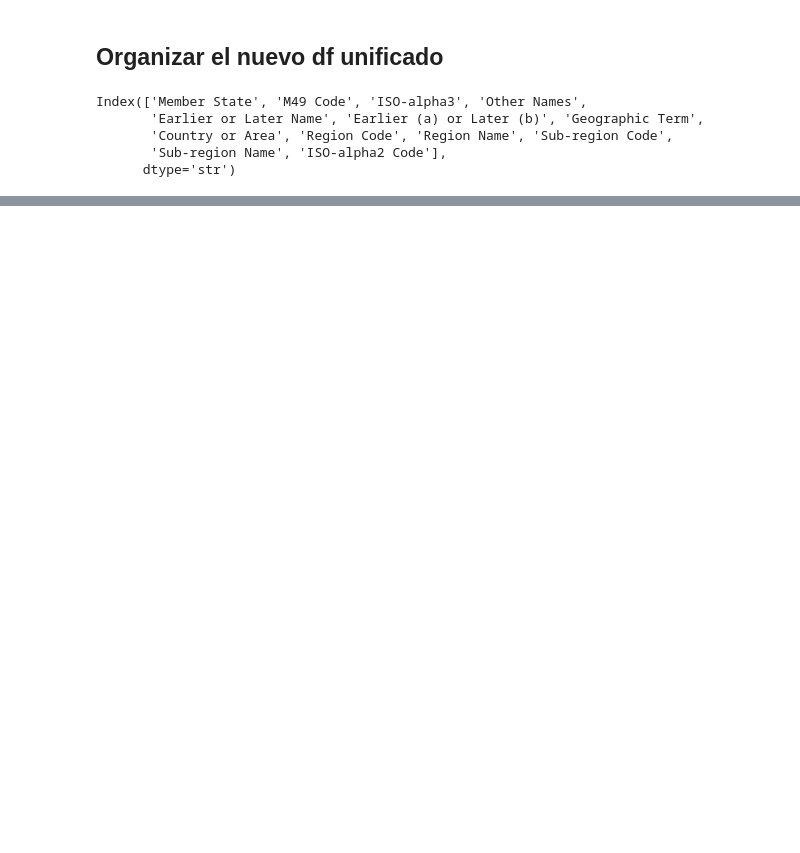
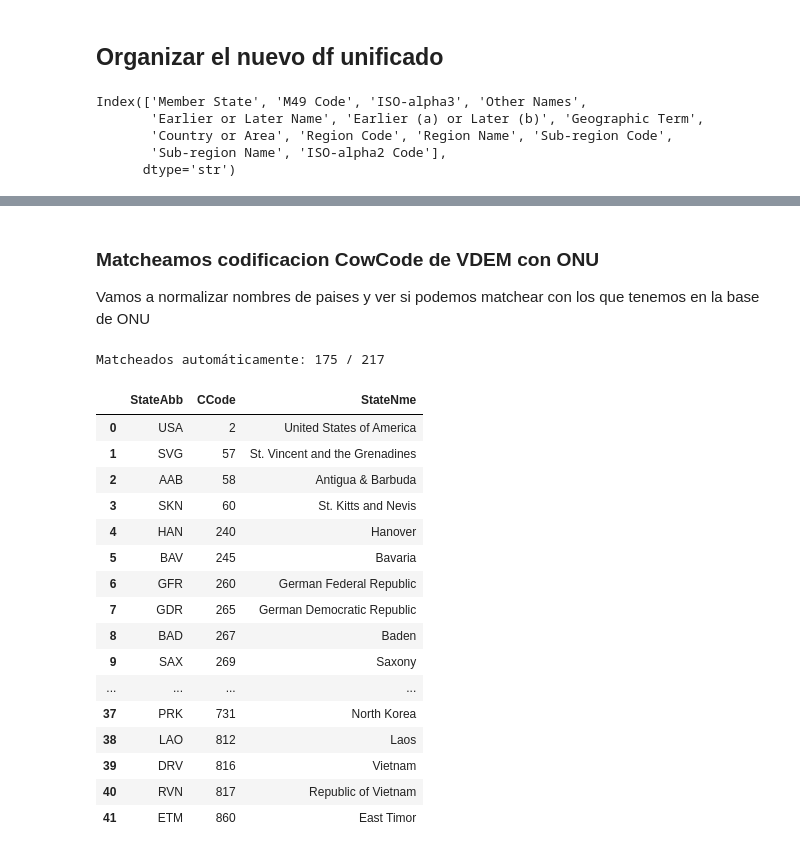
Before and after one commit to carmelaroman94-png/TFM, a Jupyter notebook: 03_estandarizando_codigos.ipynb, the cells around one changed output, grey strips where cells are left out. Cells and saved outputs as stored; diff of their text form; code cells hidden in the pictures; blank space fills up the shorter version.

```diff
--- a/03_estandarizando_codigos.ipynb
+++ b/03_estandarizando_codigos.ipynb
@@ -150,0 +153,13 @@ df_regiones_miembros_onu.head()
+# %%
+# Importación del estándar Correlates of War (COW)
+df_cow = pd.read_csv("COW-country-codes.csv", lineterminator="\r")
+
+print("Filas originales:", len(df_cow))
+
+df_cow = df_cow.drop_duplicates().reset_index(drop=True)
+
+print("Filas tras eliminar duplicados exactos:", len(df_cow))
+print("StateAbb únicos:", df_cow["StateAbb"].nunique())
+print("CCode únicos:", df_cow["CCode"].nunique())
+
+df_cow.head()
@@ -150,0 +177,61 @@ df_regiones_miembros_onu.head()
+# %% [markdown]
+### Matcheamos codificacion CowCode de VDEM con ONU
+
+Vamos a normalizar nombres de paises y ver si podemos matchear con los que tenemos en la base de ONU
+# %%
+import re
+import unicodedata
+
+def normalizar_nombre(texto):
+    """Normaliza nombres de país: minúsculas, sin tildes, sin paréntesis, sin puntuación."""
+    if pd.isna(texto):
+        return ''
+    texto = str(texto).lower().strip()
+    texto = re.sub(r'\([^)]*\)', '', texto)
+    texto = ''.join(
+        c for c in unicodedata.normalize('NFD', texto)
+        if unicodedata.category(c) != 'Mn'
+    )
+    texto = re.sub(r'[^a-z0-9 ]', ' ', texto)
+    texto = re.sub(r'\s+', ' ', texto).strip()
+    return texto
+
+# Normalización de nombres en ambas bases
+df_cow['nombre_norm'] = df_cow['StateNme'].apply(normalizar_nombre)
+df_regiones_miembros_onu['nombre_norm_principal'] = df_regiones_miembros_onu['Member State'].apply(normalizar_nombre)
+df_regiones_miembros_onu['nombre_norm_alt'] = df_regiones_miembros_onu['Other Names'].apply(normalizar_nombre)
+
+# Diccionario de búsqueda: nombre normalizado -> ISO-alpha3
+onu_lookup = {}
+for _, fila in df_regiones_miembros_onu.iterrows():
+    for col in ['nombre_norm_principal', 'nombre_norm_alt']:
+        if fila[col]:
+            onu_lookup[fila[col]] = fila['ISO-alpha3']
+
+# Asignación de ISO-alpha3 por coincidencia de nombre
+df_cow['ISO_match'] = df_cow['nombre_norm'].map(onu_lookup)
+
+print(f"Matcheados automáticamente: {df_cow['ISO_match'].notna().sum()} / {len(df_cow)}")
+
+# Casos sin match, para revisión manual explícita
+no_match = df_cow[df_cow['ISO_match'].isna()][['StateAbb', 'CCode', 'StateNme']].reset_index(drop=True)
+no_match
+# %% [output]
+Matcheados automáticamente: 175 / 217
+|  | StateAbb | CCode | StateNme |
+| 0 | USA | 2 | United States of America |
+| 1 | SVG | 57 | St. Vincent and the Grenadines |
+| 2 | AAB | 58 | Antigua & Barbuda |
+| 3 | SKN | 60 | St. Kitts and Nevis |
+| 4 | HAN | 240 | Hanover |
+| 5 | BAV | 245 | Bavaria |
+| 6 | GFR | 260 | German Federal Republic |
+| 7 | GDR | 265 | German Democratic Republic |
+| 8 | BAD | 267 | Baden |
+| 9 | SAX | 269 | Saxony |
+| ... | ... | ... | ... |
+| 37 | PRK | 731 | North Korea |
+| 38 | LAO | 812 | Laos |
+| 39 | DRV | 816 | Vietnam |
+| 40 | RVN | 817 | Republic of Vietnam |
+| 41 | ETM | 860 | East Timor |
```
Also changed, not shown: parts of 19 cells of this notebook, 14 other files.
